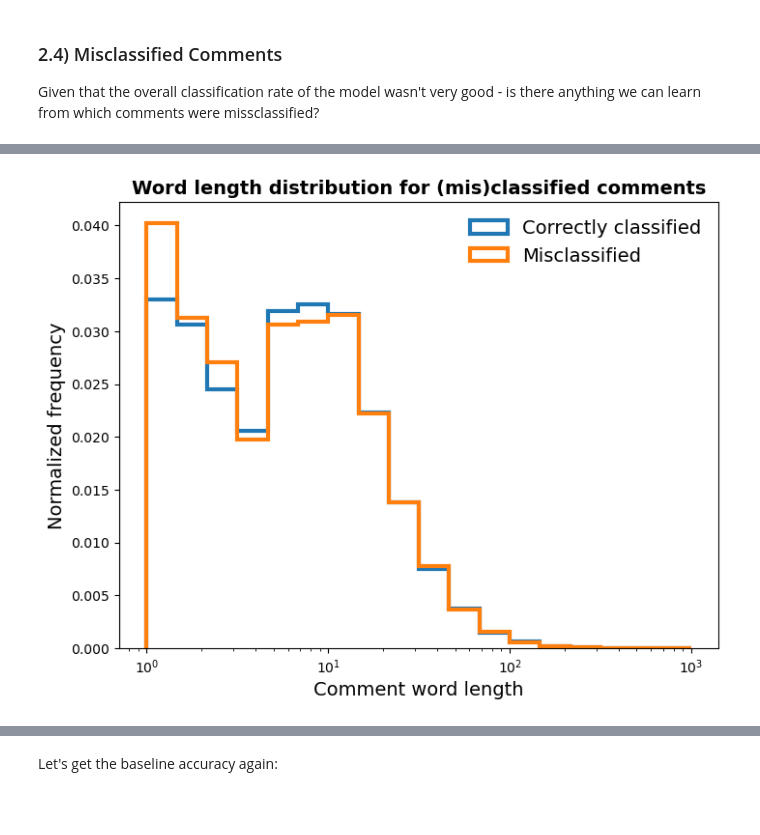
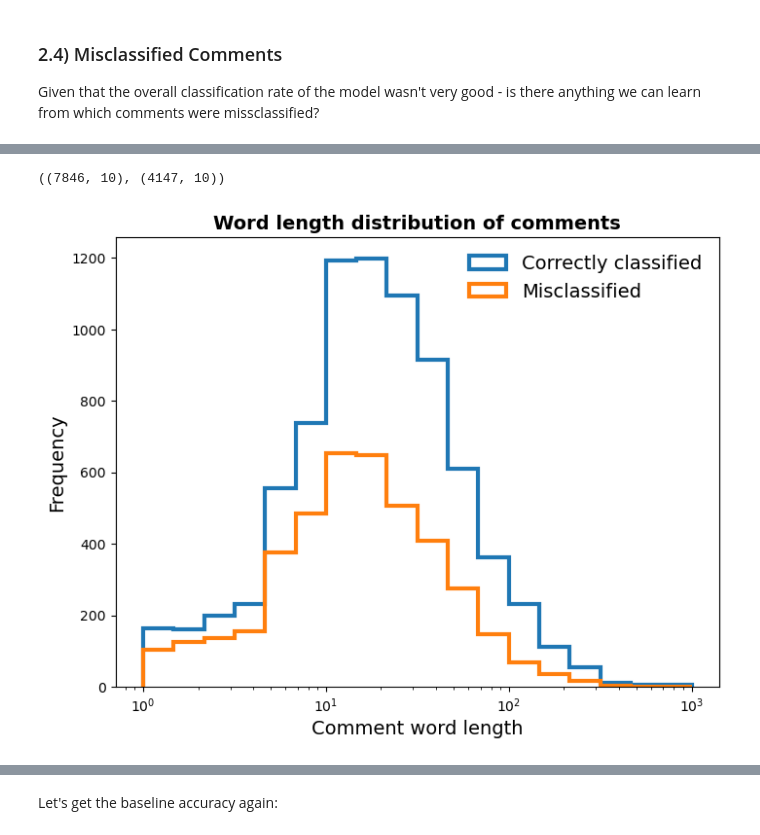
Before and after one commit to martijndevries/NLP_Reddit, a Jupyter notebook: code/model_insights.ipynb, the cells around one changed output, grey strips where cells are left out. Saved outputs shown, nothing was run; the diff lists cells and outputs as text; code cells hidden in the pictures; blank space fills up the shorter version.

```diff
--- a/code/model_insights.ipynb
+++ b/code/model_insights.ipynb
@@ -588,6 +612,9 @@ preds_test = stacked_model_coms.predict(X_test)
 # %%
-c_idx = np.where(preds_test == y_test)[0]
-mc_idx = np.where(preds_test != y_test)[0]
+c_il = np.where(preds_test == y_test)
+mc_il = np.where(preds_test != y_test)
 
-com_class = com_df.iloc[c_idx]
-com_mclass = com_df.iloc[mc_idx]
+c_idx = y_test.iloc[c_il].index
+mc_idx = y_test.iloc[mc_il].index
+
+com_class = com_df.loc[c_idx,:]
+com_mclass = com_df.loc[mc_idx,:]
@@ -604,15 +631,19 @@ com_class.head()
+# %%
+com_class.shape, com_mclass.shape
+# %% [output]
+((7846, 10), (4147, 10))
 # %%
 fig, ax = plt.subplots(figsize=(8,6))
 
 logbins = np.logspace(0, 3, 19)
-ax.hist(com_class['word_length'], histtype='step', linewidth=3, bins=logbins, density=True, label='Correctly classified')
-ax.hist(com_mclass['word_length'], histtype='step', linewidth=3,  bins=logbins, density=True, label='Misclassified')
+ax.hist(com_class['word_length'], histtype='step', linewidth=3, bins=logbins, label='Correctly classified')
+ax.hist(com_mclass['word_length'], histtype='step', linewidth=3,  bins=logbins, label='Misclassified')
 
 ax.set_xscale('log')
 ax.legend(frameon=False, numpoints=1, fontsize=14)
 ax.set_xlabel('Comment word length', fontsize=14)
-ax.set_ylabel('Normalized frequency', fontsize=14)
-ax.set_title('Word length distribution for (mis)classified comments', fontsize=14, fontweight='bold')
+ax.set_ylabel('Frequency', fontsize=14)
+ax.set_title('Word length distribution of comments', fontsize=14, fontweight='bold')
 plt.show()
 # %% [output]
-[figure, old version]
+[figure, new version]
```
Also changed, not shown: parts of 22 cells of this notebook, 3 other files.
